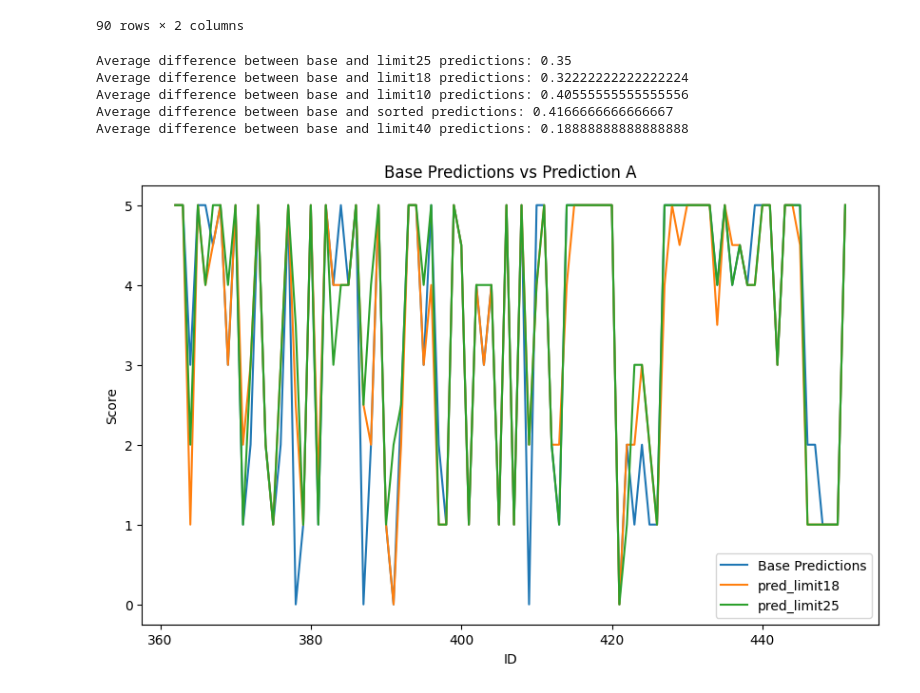
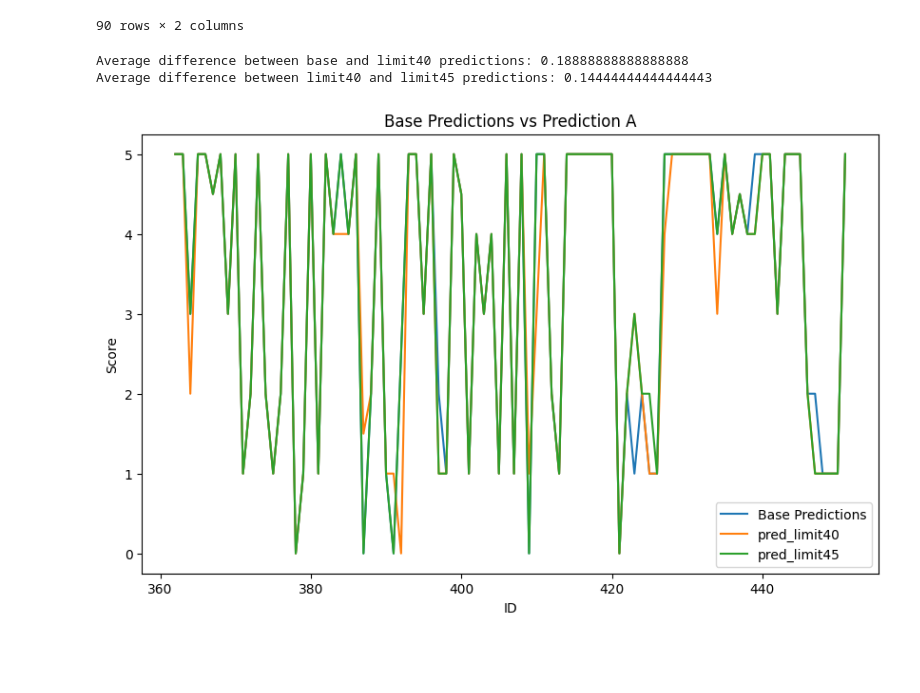
Before and after one commit to bookpanda/2110572-NLP-SYS, a Jupyter notebook: codes/midterm/midterm_prompt.ipynb, the cells around one changed output. Cells and saved outputs as stored; diff of their text form; code cells hidden in the pictures; blank space fills up the shorter version.

```diff
--- a/codes/midterm/midterm_prompt.ipynb
+++ b/codes/midterm/midterm_prompt.ipynb
@@ -341,6 +341,7 @@ pred_limit10 = pd.read_csv('./predictions/predictions_limit10.csv')
 pred_limit18 = pd.read_csv('./predictions/predictions_limit18.csv')
 pred_limit25 = pd.read_csv('./predictions/predictions_limit25.csv')
 pred_limit40 = pd.read_csv('./predictions/predictions_limit40.csv')
+pred_limit45 = pd.read_csv('./predictions/predictions_limit45.csv')
 # %%
 def avg_diff(a: pd.DataFrame, b: pd.DataFrame) -> float:
     merged = pd.merge(a, b, on='ID', how='inner')
@@ -349,32 +350,32 @@ def avg_diff(a: pd.DataFrame, b: pd.DataFrame) -> float:
 
     return avg_difference
 
-print(f"Average difference between base and limit25 predictions: {avg_diff(base_predictions, pred_limit25)}")
-print(f"Average difference between base and limit18 predictions: {avg_diff(base_predictions, pred_limit18)}")
-print(f"Average difference between base and limit10 predictions: {avg_diff(base_predictions, pred_limit10)}")
-print(f"Average difference between base and sorted predictions: {avg_diff(base_predictions, pred_sorted)}")
+# print(f"Average difference between base and limit25 predictions: {avg_diff(base_predictions, pred_limit25)}")
+# print(f"Average difference between base and limit18 predictions: {avg_diff(base_predictions, pred_limit18)}")
+# print(f"Average difference between base and limit10 predictions: {avg_diff(base_predictions, pred_limit10)}")
+# print(f"Average difference between base and sorted predictions: {avg_diff(base_predictions, pred_sorted)}")
 print(f"Average difference between base and limit40 predictions: {avg_diff(base_predictions, pred_limit40)}")
+
+print(f"Average difference between limit40 and limit45 predictions: {avg_diff(pred_limit40, pred_limit45)}")
 # %% [output]
-Average difference between base and limit25 predictions: 0.35
-Average difference between base and limit18 predictions: 0.32222222222222224
-Average difference between base and limit10 predictions: 0.40555555555555556
-Average difference between base and sorted predictions: 0.4166666666666667
 Average difference between base and limit40 predictions: 0.18888888888888888
+Average difference between limit40 and limit45 predictions: 0.14444444444444443
 # %%
 import matplotlib.pyplot as plt
 
 plt.figure(figsize=(10, 6))
 plt.plot(base_predictions['ID'], base_predictions['score'], label='Base Predictions')
 # plt.plot(pred_sorted['ID'], pred_sorted['score'], label='pred_sorted')
 # plt.plot(pred_cot1['ID'], pred_cot1['score'], label='pred_cot1')
 # plt.plot(pred_limit10['ID'], pred_limit10['score'], label='pred_limit10')
 # plt.plot(pred_limit18['ID'], pred_limit18['score'], label='pred_limit18')
-plt.plot(pred_limit25['ID'], pred_limit25['score'], label='pred_limit25')
+# plt.plot(pred_limit25['ID'], pred_limit25['score'], label='pred_limit25')
 plt.plot(pred_limit40['ID'], pred_limit40['score'], label='pred_limit40')
+plt.plot(pred_limit45['ID'], pred_limit45['score'], label='pred_limit45')
 plt.xlabel('ID')
 plt.ylabel('Score')
 plt.legend()
 plt.title('Base Predictions vs Prediction A')
 plt.show()
 # %% [output]
-[figure, old version]
+[figure, new version]
```
Also changed, not shown: parts of 2 cells of this notebook, 1 other file.
